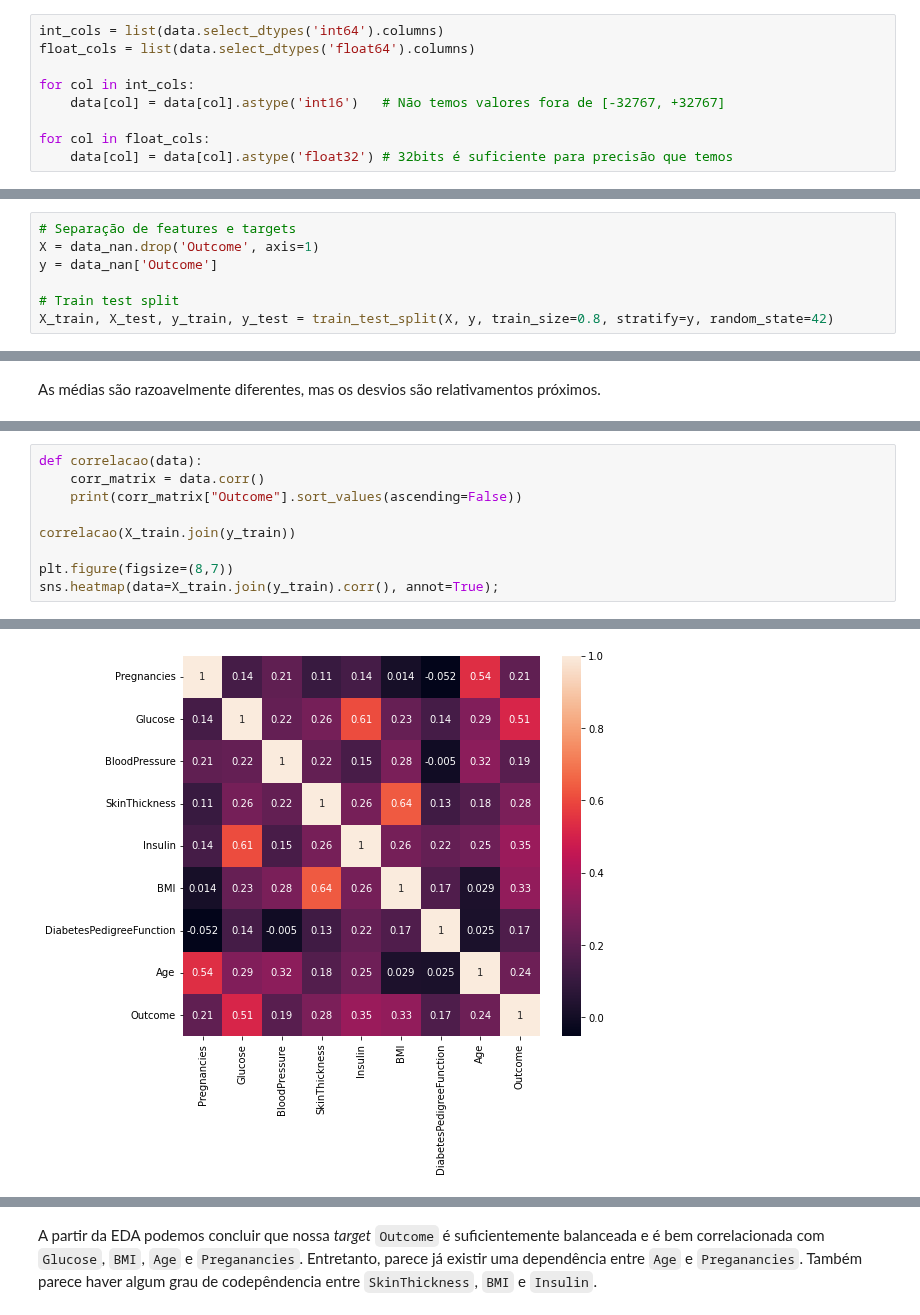
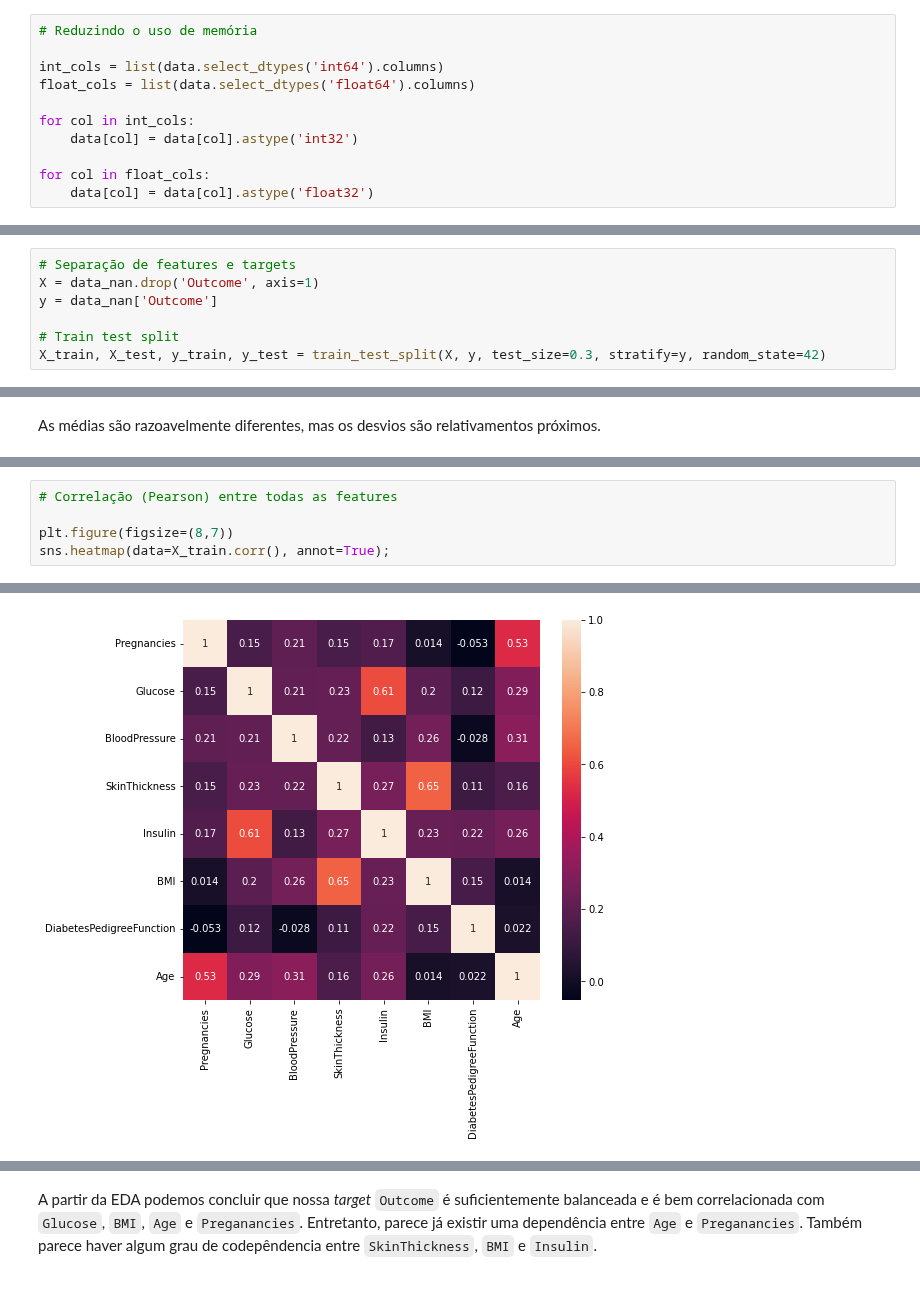
Before and after one commit to franklinzppa/diabetes-classification, a Jupyter notebook: diabetes-clf.ipynb, the cells around one changed output, grey strips where cells are left out. Saved outputs shown, nothing was run; the diff lists cells and outputs as text.

```diff
--- a/diabetes-clf.ipynb
+++ b/diabetes-clf.ipynb
@@ -101,14 +101,16 @@ memory usage: 54.1 KB
 # %% [markdown]
 Não que seja necessário nesse caso, mas podemos reduzir o uso de memória alterando os dtypes.
 # %%
+# Reduzindo o uso de memória
+
 int_cols = list(data.select_dtypes('int64').columns)
 float_cols = list(data.select_dtypes('float64').columns)
 
 for col in int_cols:
-    data[col] = data[col].astype('int16')   # Não temos valores fora de [-32767, +32767]
+    data[col] = data[col].astype('int32')
 
 for col in float_cols:
-    data[col] = data[col].astype('float32') # 32bits é suficiente para precisão que temos
+    data[col] = data[col].astype('float32')
 # %%
 data.info()
 # %% [output]
@@ -225,7 +227,7 @@ X = data_nan.drop('Outcome', axis=1)
 y = data_nan['Outcome']
 
 # Train test split
-X_train, X_test, y_train, y_test = train_test_split(X, y, train_size=0.8, stratify=y, random_state=42)
+X_train, X_test, y_train, y_test = train_test_split(X, y, test_size=0.3, stratify=y, random_state=42)
 # %%
 # Checando número de instâncias no treino e no teste e proporções
 
@@ -328,10 +351,6 @@ sns.countplot(data=X_train.join(y_train),  x='Outcome');
 # %%
-def correlacao(data):
-    corr_matrix = data.corr()
-    print(corr_matrix["Outcome"].sort_values(ascending=False))
-
-correlacao(X_train.join(y_train))
+# Correlação (Pearson) entre todas as features
 
 plt.figure(figsize=(8,7))
-sns.heatmap(data=X_train.join(y_train).corr(), annot=True);
+sns.heatmap(data=X_train.corr(), annot=True);
 # %% [output]
@@ -348 +357 @@ Name: Outcome, dtype: float64
-[figure, old version]
+[figure, new version]
```
Also changed, not shown: parts of 64 cells of this notebook.
